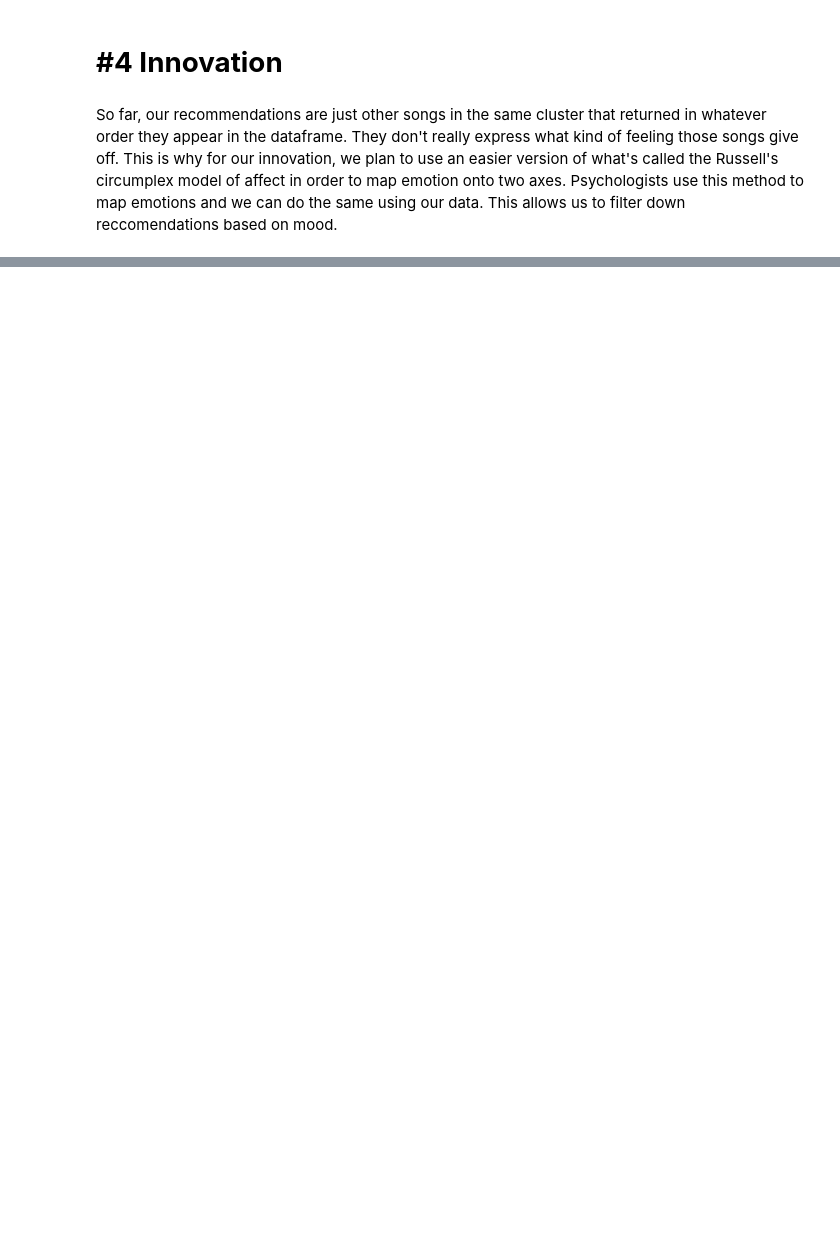
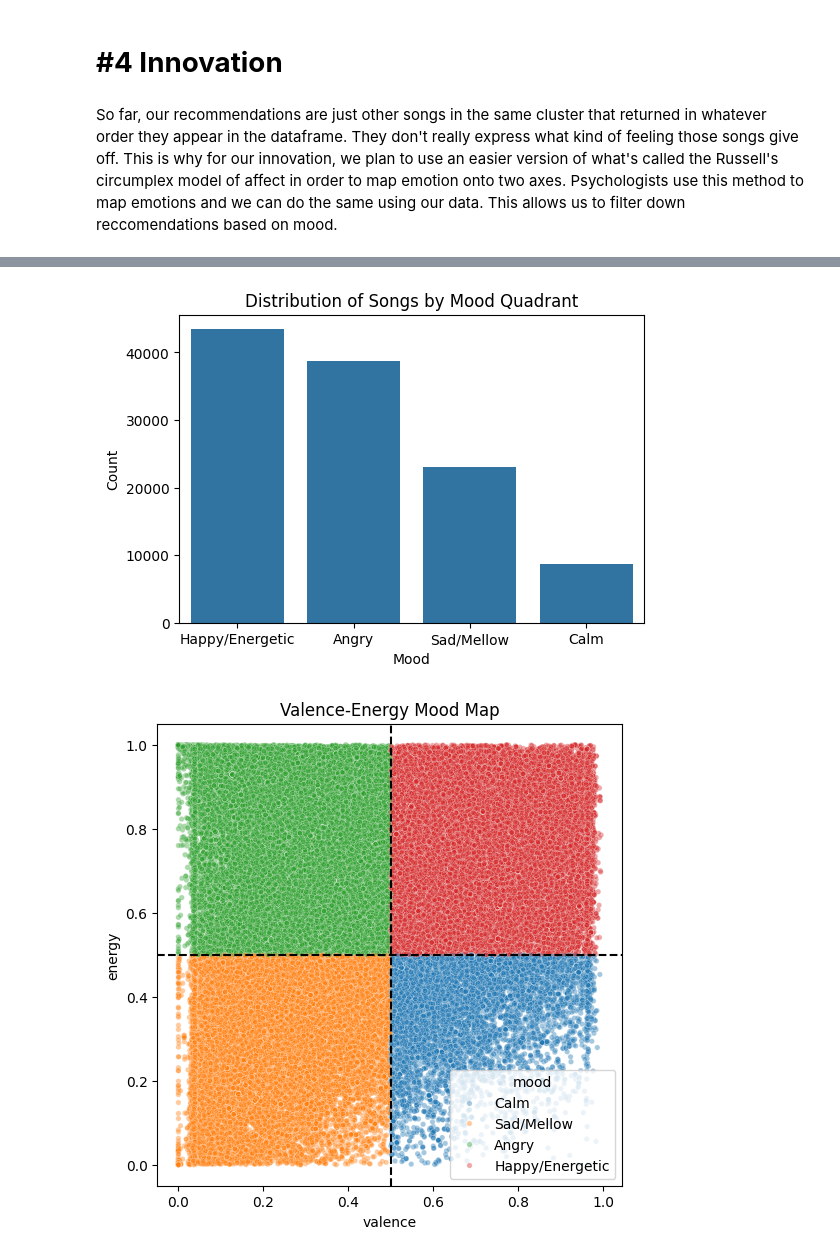
Before and after one commit to Priyanka-Keshavan/Team6_1.4_Spotify_Capstone, a Jupyter notebook: Spotify.ipynb, the cells around one changed output, grey strips where cells are left out. Saved outputs shown, nothing was run; the diff lists cells and outputs as text; code cells hidden in the pictures; blank space fills up the shorter version.

```diff
--- a/Spotify.ipynb
+++ b/Spotify.ipynb
@@ -387,22 +347,25 @@ tracks['mood'].value_counts()
 # %%
- In order to better understand this,
+# In order to better understand this,
 # we can visualize the mood distribution & valence-energy mood map
 
 # Mood Distribution
 plt.figure(figsize=(6,4))
 sns.countplot(data=tracks, x = 'mood', order = tracks['mood'].value_counts().index)
 plt.title("Distribution of Songs by Mood Quadrant")
 plt.xlabel("Mood")
 plt.ylabel("Count")
 plt.show()
 
 # Valence-Energy Mood Map
 plt.figure(figsize=(6,6))
 sns.scatterplot(data=tracks, x = 'valence', y = 'energy', hue = 'mood', alpha = 0.4, s = 15)
 plt.axvline(0.5, color = 'black', linestyle = '--')
 plt.axhline(0.5, color = 'black', linestyle = '--')
 plt.title('Valence-Energy Mood Map')
 plt.show()
+# %% [output]
+[figure, added]
+[figure, added]
 # %%
 # Now we can develop the mood matched recommendations
 # Thought Process: instead of returning every song in the user's favoirte cluster,
```
Also changed, not shown: parts of 14 cells of this notebook.
